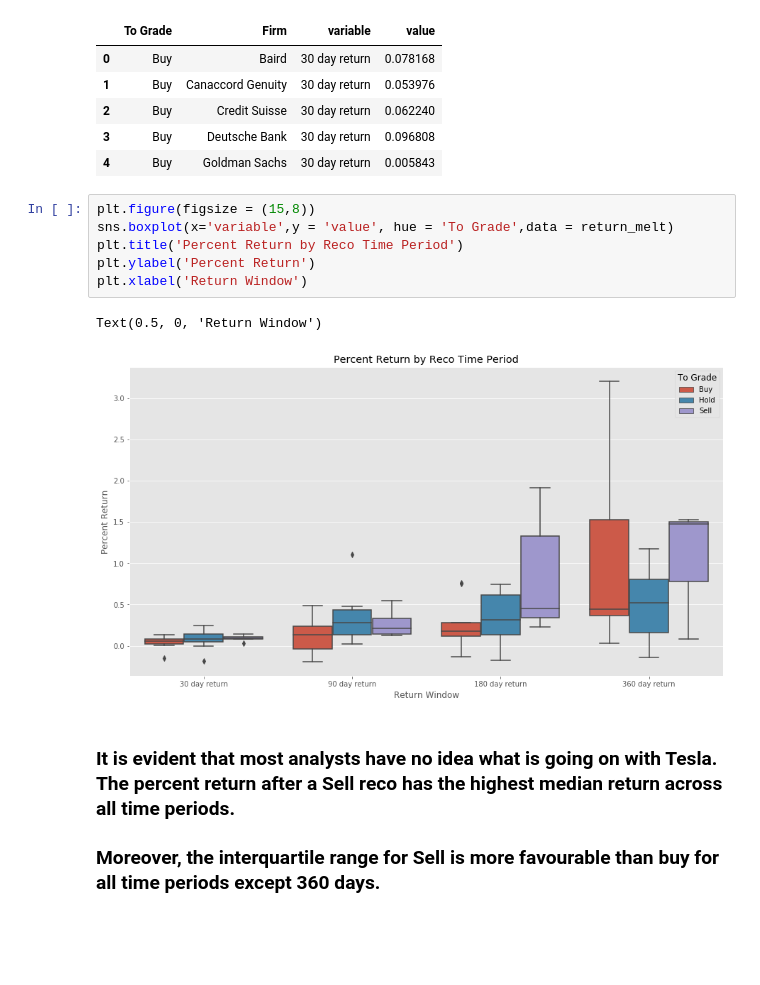
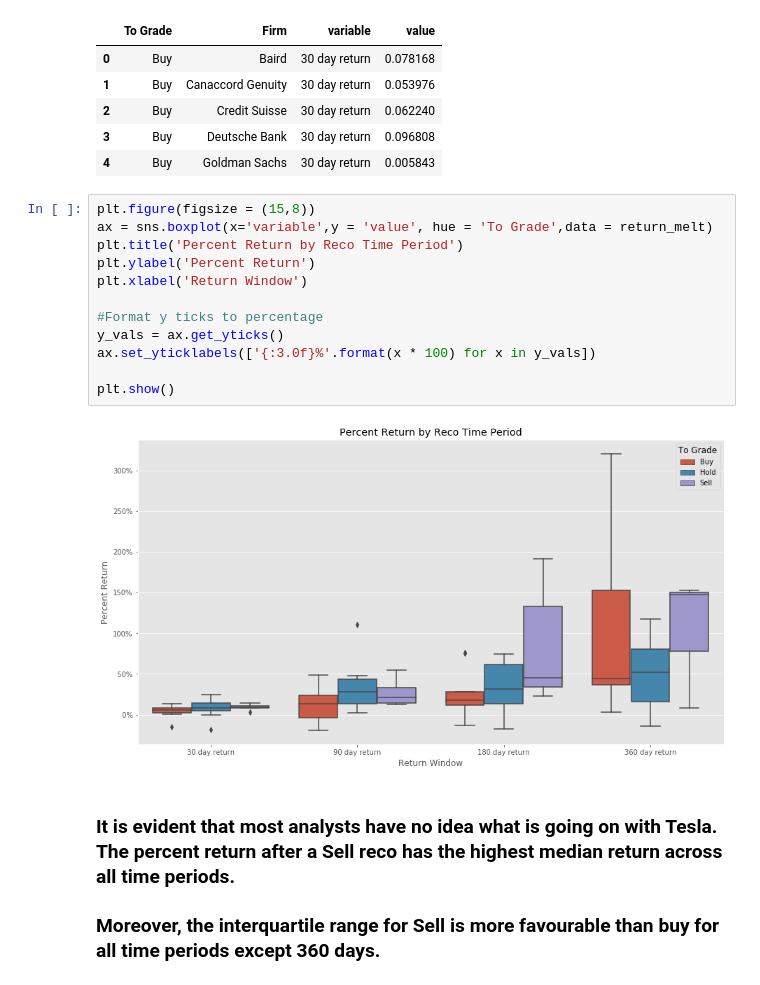
Before and after one commit to candrasc/Equity_Analyst_Evaluator, a Jupyter notebook: TSLA Analysts Recommendation Analysis.ipynb, the cells around one changed output. Drawn from its saved outputs; the diff is of its cells as text; blank space fills up the shorter version.

Commit message:
Fixed y ticks on boxplots

```diff
--- a/TSLA Analysts Recommendation Analysis.ipynb
+++ b/TSLA Analysts Recommendation Analysis.ipynb
@@ -325,13 +325,18 @@ return_melt.head()
 | 4 | Buy | Goldman Sachs | 30 day return | 0.005843 |
 # %%
 plt.figure(figsize = (15,8))
-sns.boxplot(x='variable',y = 'value', hue = 'To Grade',data = return_melt)
+ax = sns.boxplot(x='variable',y = 'value', hue = 'To Grade',data = return_melt)
 plt.title('Percent Return by Reco Time Period')
 plt.ylabel('Percent Return')
 plt.xlabel('Return Window')
+
+#Format y ticks to percentage
+y_vals = ax.get_yticks()
+ax.set_yticklabels(['{:3.0f}%'.format(x * 100) for x in y_vals])
+
+plt.show()
 # %% [output]
-Text(0.5, 0, 'Return Window')
-[figure, old version]
+[figure, new version]
 # %% [markdown]
 ### It is evident that most analysts have no idea what is going on with Tesla. The percent return after a Sell reco has the highest median return across all time periods.
 
```
Also changed, not shown: parts of 3 cells of this notebook.
